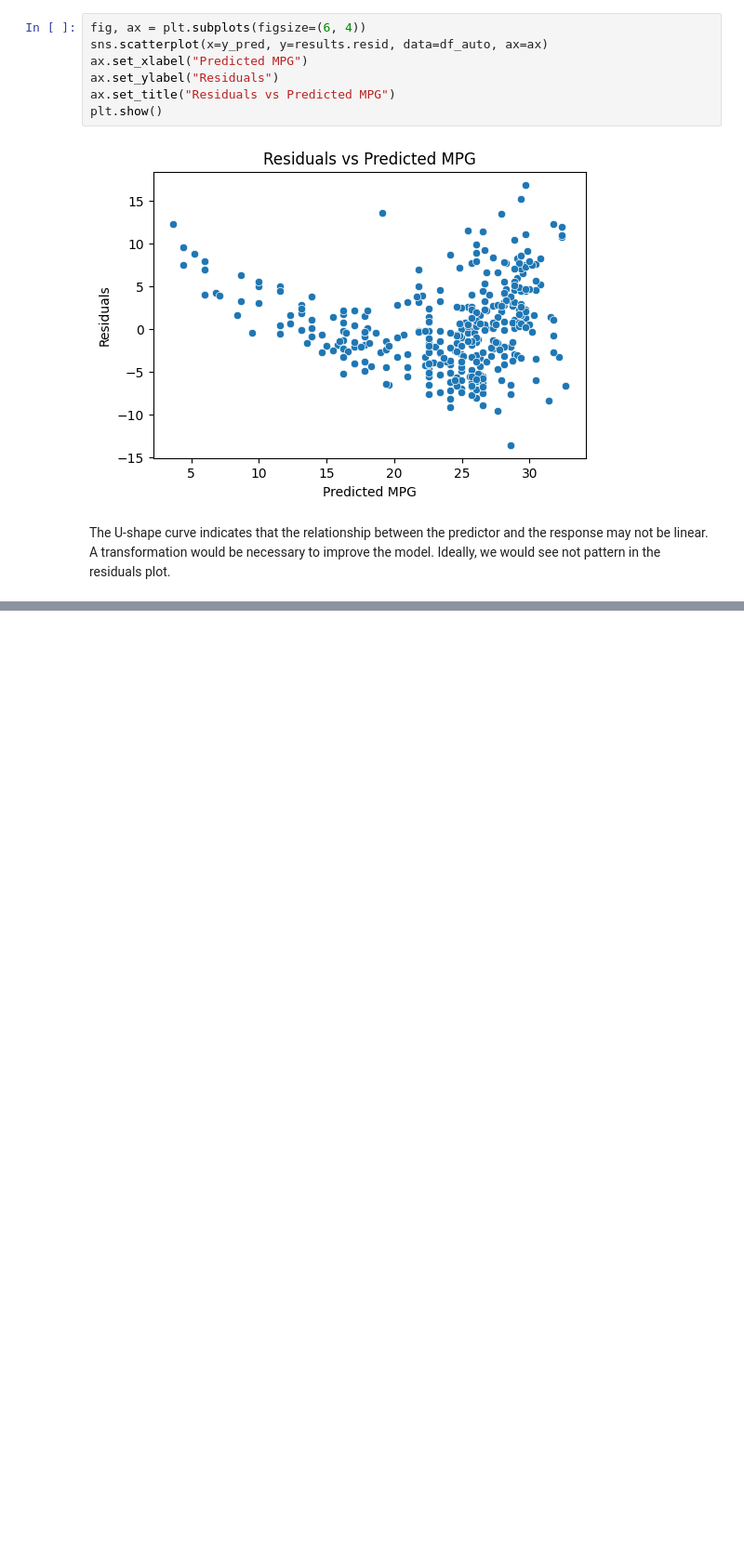
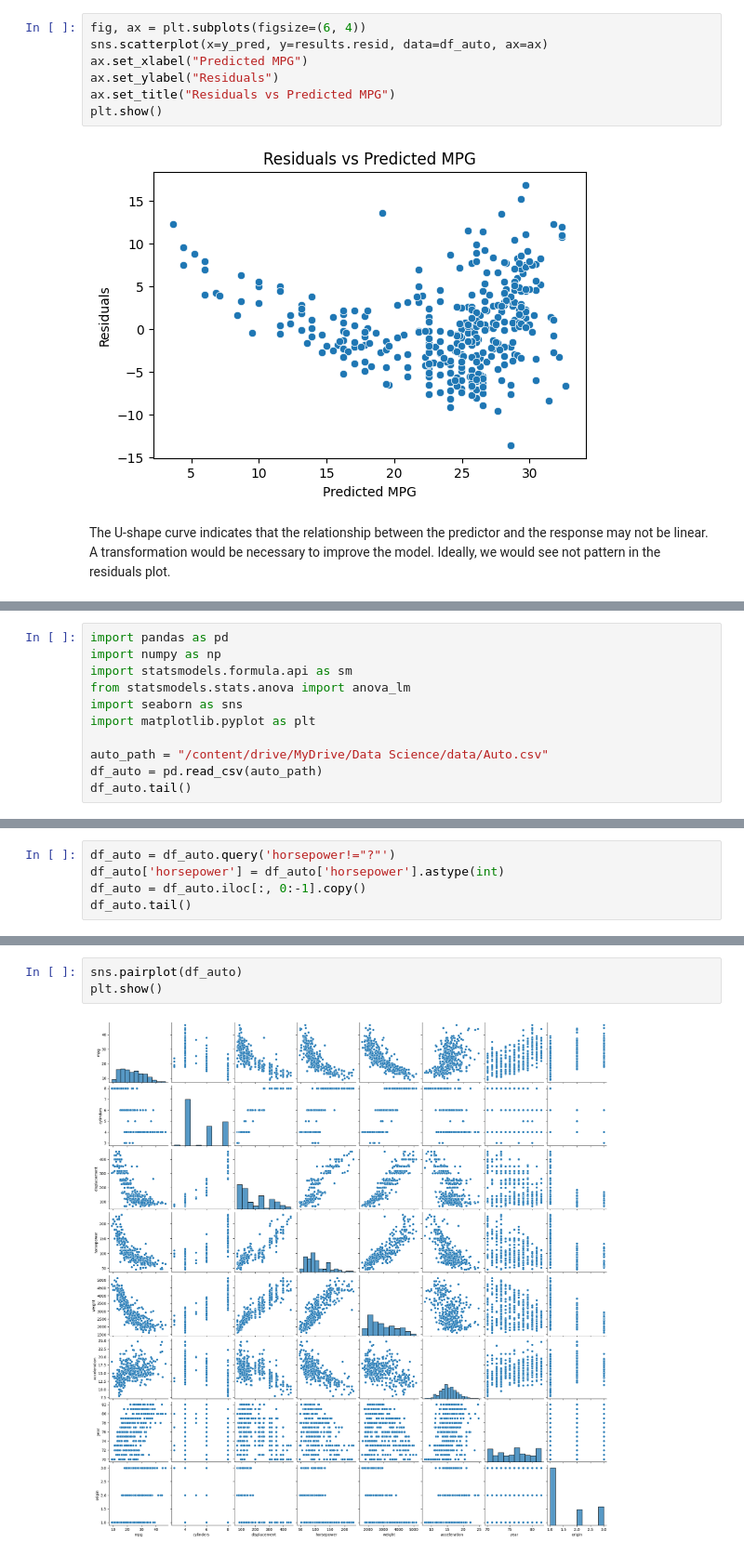
Before and after one commit to mateusmelo821/ISL-Exercises, a Jupyter notebook: Chapter_3.ipynb, the cells around one changed output, grey strips where cells are left out. Shown at 93% size. Saved outputs shown, nothing was run; the diff lists cells and outputs as text; blank space fills up the shorter version.

```diff
--- a/Chapter_3.ipynb
+++ b/Chapter_3.ipynb
@@ -202,0 +207,11 @@ The U-shape curve indicates that the relationship between the predictor and the
+# %%
+import pandas as pd
+import numpy as np
+import statsmodels.formula.api as sm
+from statsmodels.stats.anova import anova_lm
+import seaborn as sns
+import matplotlib.pyplot as plt
+
+auto_path = "/content/drive/MyDrive/Data Science/data/Auto.csv"
+df_auto = pd.read_csv(auto_path)
+df_auto.tail()
@@ -202,0 +225,5 @@ The U-shape curve indicates that the relationship between the predictor and the
+# %%
+df_auto = df_auto.query('horsepower!="?"')
+df_auto['horsepower'] = df_auto['horsepower'].astype(int)
+df_auto = df_auto.iloc[:, 0:-1].copy()
+df_auto.tail()
@@ -202,0 +242,5 @@ The U-shape curve indicates that the relationship between the predictor and the
+# %%
+sns.pairplot(df_auto)
+plt.show()
+# %% [output]
+[figure, added]
```
Also changed, not shown: parts of 25 cells of this notebook.
